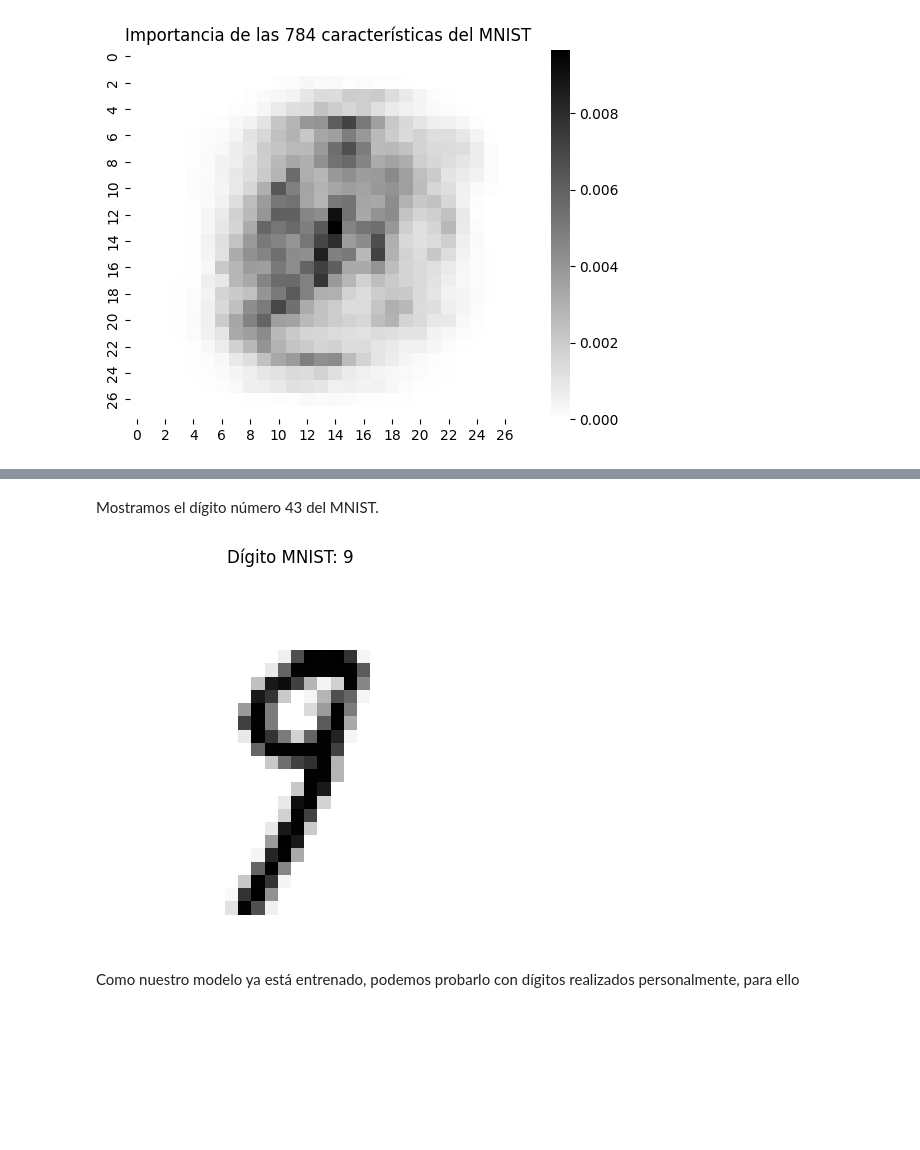
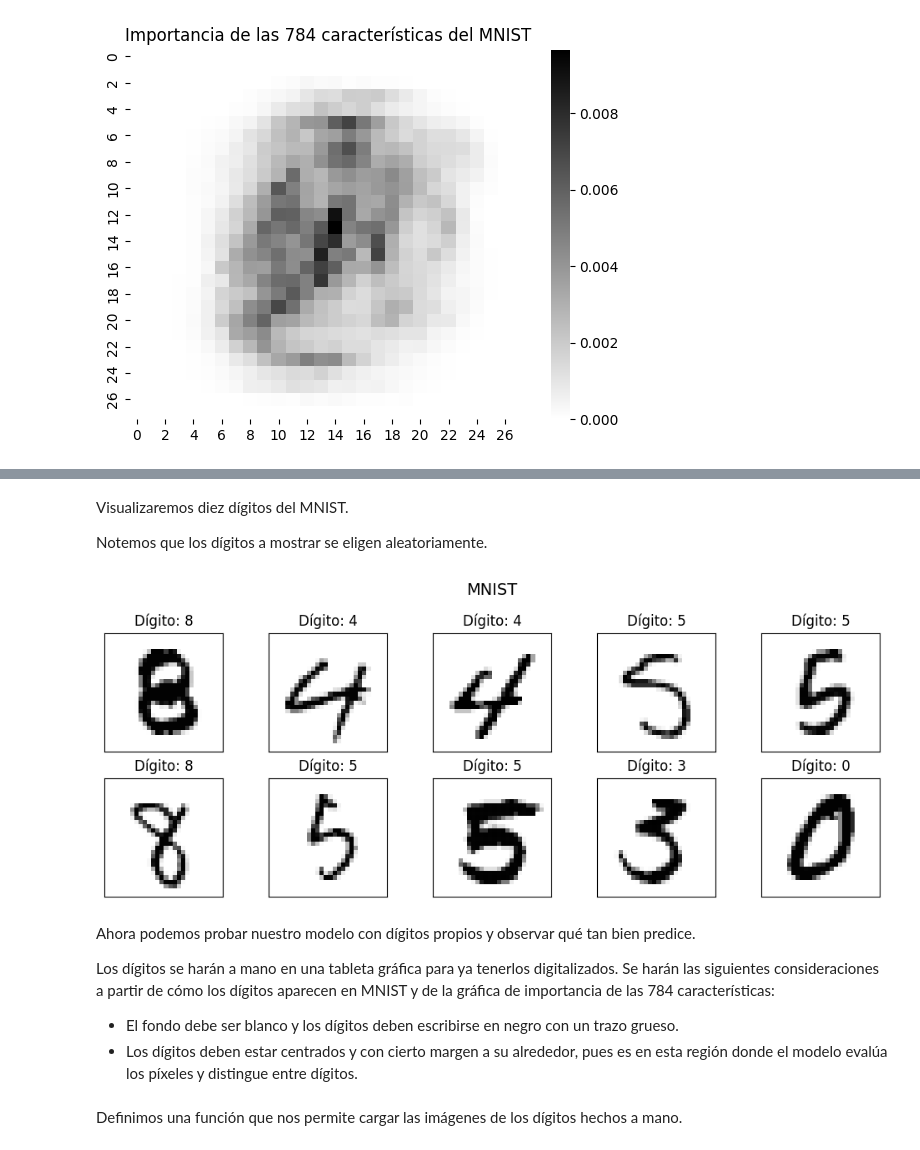
Before and after one commit to RodrigoRiveraRico/data_science_FCiencias, a Jupyter notebook: Clase_9/RiveraRodrigo_T08.ipynb, the cells around one changed output, grey strips where cells are left out. Drawn from its saved outputs; the diff is of its cells as text; code cells hidden in the pictures; blank space fills up the shorter version.

```diff
--- a/Clase_9/RiveraRodrigo_T08.ipynb
+++ b/Clase_9/RiveraRodrigo_T08.ipynb
@@ -288,9 +288,9 @@ A continuación definimos una función que nos permite visualizar individualment
 # %%
-def show_digit(image_vector, label:str|int = None):
+def show_digit(image, label=None, ax=None):
     '''
-    Esta función muestra la imagen de un número en una cuadrícula de 28 x 28 píxeles.
+    Esta función muestra la imagen de un dígito en una cuadrícula de 28 x 28 píxeles.
 
-    :param image_vector: 1D np.array de tamaño 784
+    :params image: 2D np.array de tamaño (28,28)
 
         Píxeles que representan al número.
 
@@ -298,20 +298,43 @@ def show_digit(image_vector, label:str|int = None):
 
         Dígito.
 
+    :param ax: Axes
+
     :return: None
     '''
-    image_matrix = image_vector.reshape(28, 28)
-    plt.imshow(image_matrix, cmap="Grays") # Grays para invertir colores
-    plt.title(f"Dígito MNIST: {label}")
-    plt.axis("off")
-    plt.show()
+    if ax is None:
+        fig, ax = plt.subplots()
+
+    ax.imshow(image, cmap='Grays')
+
+    if label is not None:
+        ax.set_title(f"Dígito: {label}")
+
+    # ax.axis('off')
+    ax.set_xticks([])
+    ax.set_yticks([])
-# %% [markdown]
-Mostramos el dígito número 43 del MNIST.
-# %%
-index = 43
-show_digit(np.array(X.iloc[index]), y[index])
-# %% [output]
-[figure, removed]
-# %% [markdown]
-Como nuestro modelo ya está entrenado, podemos probarlo con dígitos realizados personalmente, para ello
+# %% [markdown]
+Visualizaremos diez dígitos del MNIST.
+
+Notemos que los dígitos a mostrar se eligen aleatoriamente.
+# %%
+fig, axs = plt.subplots(2, 5, figsize=(10, 4))  # 2 filas, 5 columnas
+axs = axs.flatten()  # para indexar como una lista
+
+for i,j in enumerate(np.random.randint(70000, size=10)):
+    show_digit(np.array(X.iloc[j]).reshape(28,28), y[j], axs[i])
+
+fig.suptitle('MNIST', fontsize=14)
+plt.tight_layout()
+plt.show()
+# %% [output]
+[figure, added]
+# %% [markdown]
+Ahora podemos probar nuestro modelo con dígitos propios y observar qué tan bien predice.
+
+Los dígitos se harán a mano en una tableta gráfica para ya tenerlos digitalizados. Se harán las siguientes consideraciones a partir de cómo los dígitos aparecen en MNIST y de la gráfica de importancia de las 784 características:
+- El fondo debe ser blanco y los dígitos deben escribirse en negro con un trazo grueso.
+- Los dígitos deben estar centrados y con cierto margen a su alrededor, pues es en esta región donde el modelo evalúa los píxeles y distingue entre dígitos.
+# %% [markdown]
+Definimos una función que nos permite cargar las imágenes de los dígitos hechos a mano.
 # %%
```
Also changed, not shown: parts of 22 cells of this notebook.
